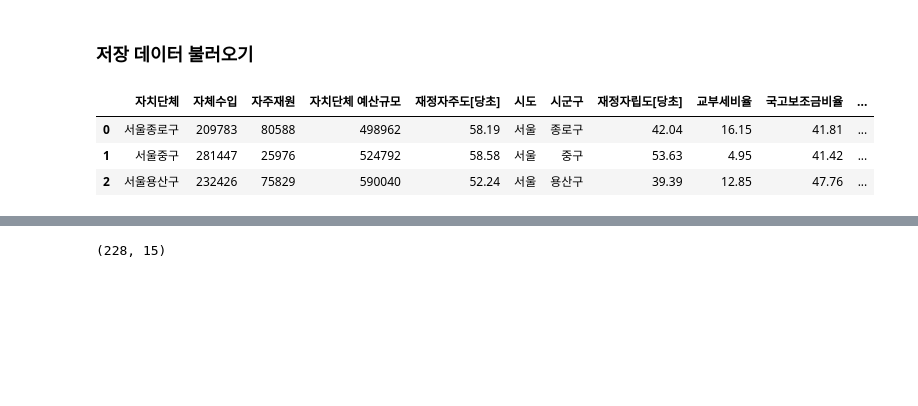
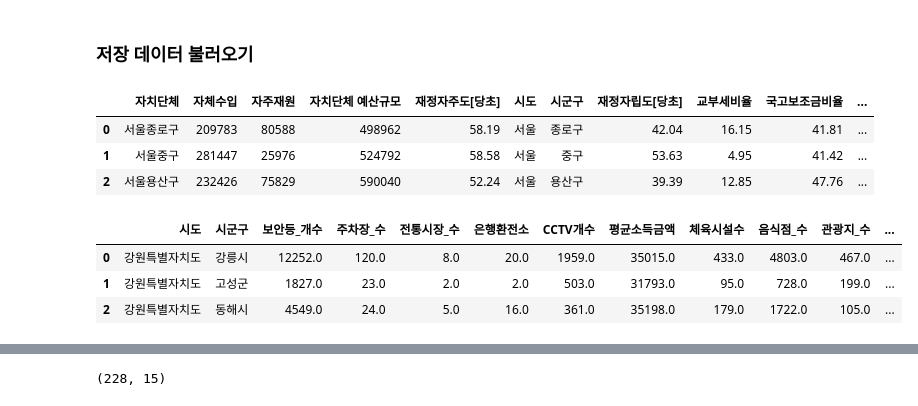
Before and after one commit to YawnsDuzin/fiscaldata, a Jupyter notebook: Source/20241202_재정자주도_자립도_통합재정수지비율(병합)_.ipynb, the cells around one changed output, grey strips where cells are left out. Cells and saved outputs as stored; diff of their text form; code cells hidden in the pictures; blank space fills up the shorter version.

```diff
--- a/Source/20241202_재정자주도_자립도_통합재정수지비율(병합)_.ipynb
+++ b/Source/20241202_재정자주도_자립도_통합재정수지비율(병합)_.ipynb
@@ -454,3 +454,11 @@ df_temp.head(3)
 | 0 | 서울종로구 | 209783 | 80588 | 498962 | 58.19 | 서울 | 종로구 | 42.04 | 16.15 | 41.81 | ... |
 | 1 | 서울중구 | 281447 | 25976 | 524792 | 58.58 | 서울 | 중구 | 53.63 | 4.95 | 41.42 | ... |
 | 2 | 서울용산구 | 232426 | 75829 | 590040 | 52.24 | 서울 | 용산구 | 39.39 | 12.85 | 47.76 | ... |
+# %%
+df_temp_2 = pd.read_csv(path_dateset + '전처리/시군구_전처리_보안등,주차장,버스정류장등(12개)/시군구_보안등,주차장,버스정류장등(12개)_데이터셋.csv')
+df_temp_2.head(3)
+# %% [output]
+|  | 시도 | 시군구 | 보안등_개수 | 주차장_수 | 전통시장_수 | 은행환전소 | CCTV개수 | 평균소득금액 | 체육시설수 | 음식점_수 | 관광지_수 | ... |
+| 0 | 강원특별자치도 | 강릉시 | 12252.0 | 120.0 | 8.0 | 20.0 | 1959.0 | 35015.0 | 433.0 | 4803.0 | 467.0 | ... |
+| 1 | 강원특별자치도 | 고성군 | 1827.0 | 23.0 | 2.0 | 2.0 | 503.0 | 31793.0 | 95.0 | 728.0 | 199.0 | ... |
+| 2 | 강원특별자치도 | 동해시 | 4549.0 | 24.0 | 5.0 | 16.0 | 361.0 | 35198.0 | 179.0 | 1722.0 | 105.0 | ... |
```
Also changed, not shown: parts of 11 cells of this notebook, 2 other files.
